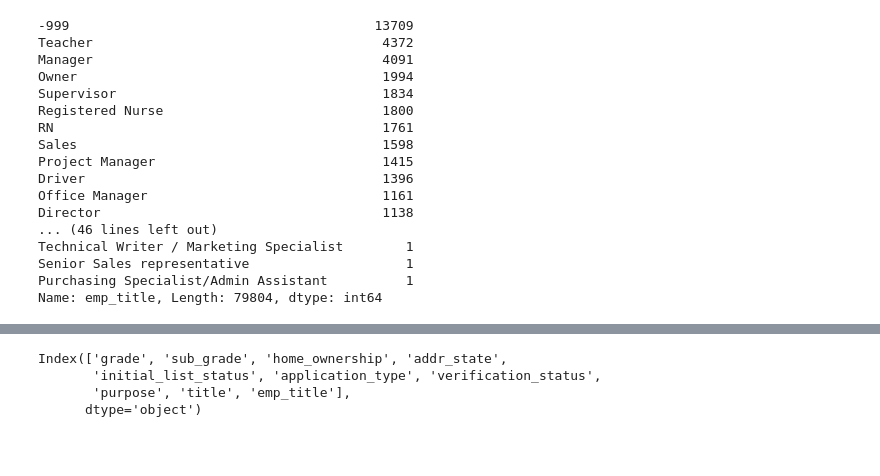
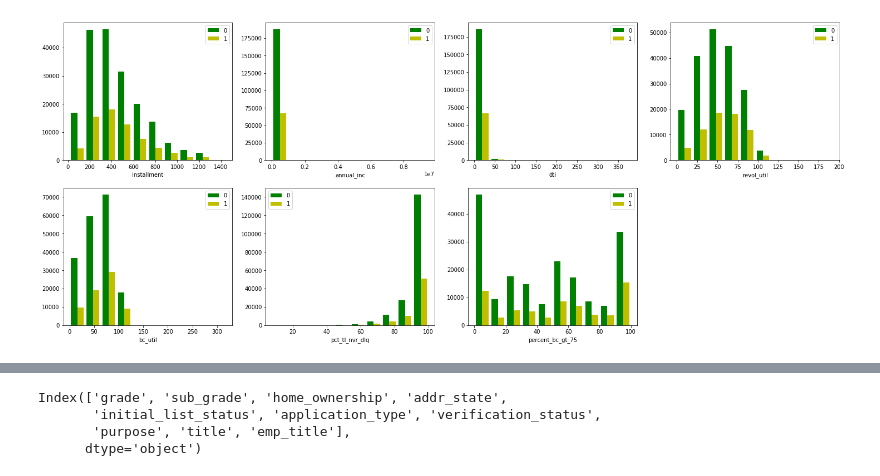
Before and after one commit to kristineguan/Lending-Club-PD-modeling, a Jupyter notebook: Lending Club.ipynb, the cells around one changed output, grey strips where cells are left out. Cells and saved outputs as stored; diff of their text form; code cells hidden in the pictures; blank space fills up the shorter version.

```diff
--- a/Lending Club.ipynb
+++ b/Lending Club.ipynb
@@ -215,11 +137,0 @@ ll_int=['loan_amnt','emp_length','delinq_2yrs','inq_last_6mths',
-# %%
-fig = plt.figure(figsize=(25,50))
-for i in range(len(ll_int)):
-    ax=fig.add_subplot(12, 4, i+1)
-    x1=dff[dff['label']=='0'][ll_int[i]]
-    x2=dff[dff['label']=='1'][ll_int[i]]
-    x1=x1[x1!=-999]
-    x2=x2[x2!=-999]
-    ax.hist([x1, x2], color=['g','y'], label=['0','1'])
-    ax.set_xlabel(ll_int[i])
-    ax.legend()
@@ -228,3 +137,0 @@ for i in range(len(ll_int)):
-# %%
-#there is only one vaue "cash" for 'disbursement_method'
-dff.drop('disbursement_method',axis=1,inplace=True)
@@ -234,15 +137,0 @@ ll_object=['grade', 'sub_grade', 'term','home_ownership', 'addr_state', 'initial
-# %%
-fig = plt.figure(figsize=(25,25))
-for i in range(len(ll_object)):
-    ax=fig.add_subplot(4, 3, i+1,)
-    fea_df=dff[ll_object[i]]
-    fea_ct=pd.crosstab(fea_df[fea_df!='-999'],dff.label).sort_values('1',ascending=False)
-    width=0.38
-    ind=np.arange(len(fea_ct.index))
-    ax.bar(ind,fea_ct.iloc[:,0],width,color=['g'], label='0')
-    ax.bar(ind+width,fea_ct.iloc[:,1],width,color=['y'], label='1')
-    ax.set_xlabel(ll_object[i])
-    ax.set_xticks(ind + width / 2)
-    ax.set_xticklabels(fea_ct.index.tolist())
-    ax.legend()
-    plt.setp(ax.get_xticklabels(), fontsize=10, rotation='vertical')
@@ -251,21 +137,0 @@ for i in range(len(ll_object)):
-# %%
-dff.emp_title.value_counts()
-#'emp_title'
-# %% [output]
--999                                       13709
-Teacher                                     4372
-Manager                                     4091
-Owner                                       1994
-Supervisor                                  1834
-Registered Nurse                            1800
-RN                                          1761
-Sales                                       1598
-Project Manager                             1415
-Driver                                      1396
-Office Manager                              1161
-Director                                    1138
-... (46 lines left out)
-Technical Writer / Marketing Specialist        1
-Senior Sales representative                    1
-Purchasing Specialist/Admin Assistant          1
-Name: emp_title, Length: 79804, dtype: int64
@@ -274,0 +142,15 @@ lll_object=['grade', 'sub_grade','term', 'home_ownership', 'addr_state', 'initia
+# %%
+l_float=dff.select_dtypes(include=['float']).columns.tolist()
+# %%
+fig = plt.figure(figsize=(25,10))
+for i in range(len(l_float)):
+    ax=fig.add_subplot(2, 4, i+1)
+    x1=dff[dff['label']=='0'][l_float[i]]
+    x2=dff[dff['label']=='1'][l_float[i]]
+    x1=x1[x1!=-999]
+    x2=x2[x2!=-999]
+    ax.hist([x1, x2], color=['g','y'], label=['0','1'])
+    ax.set_xlabel(l_float[i])
+    ax.legend()
+# %% [output]
+[figure, added]
```
Also changed, not shown: parts of 65 cells of this notebook.
